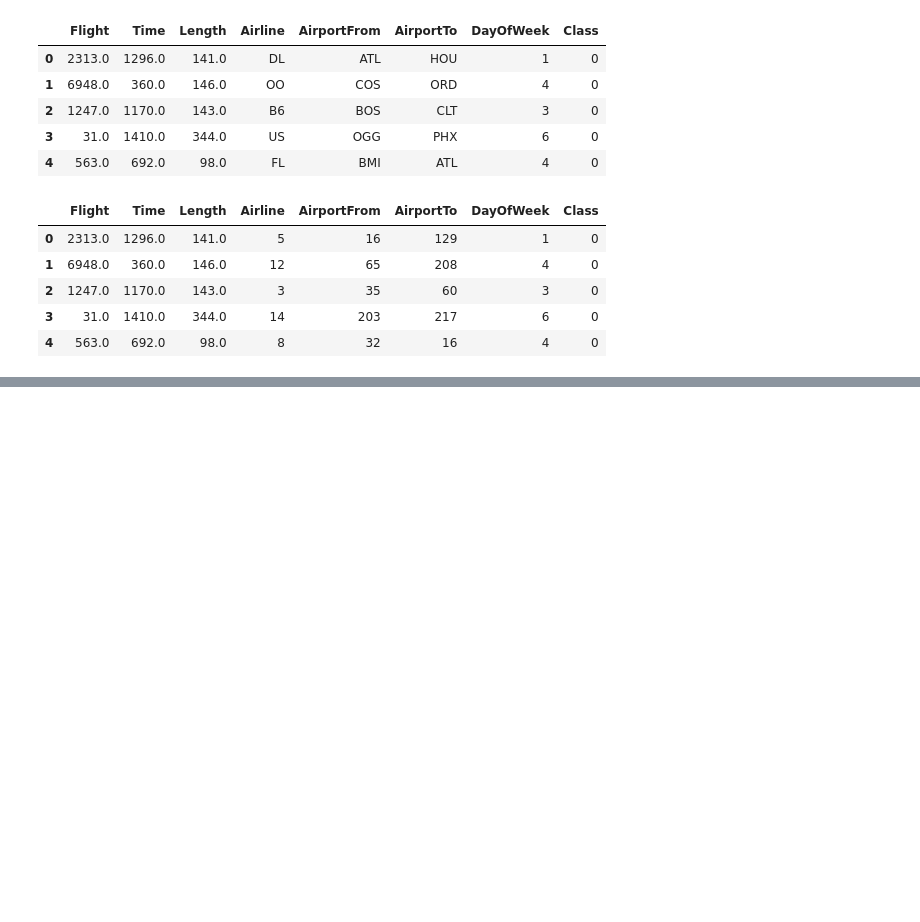
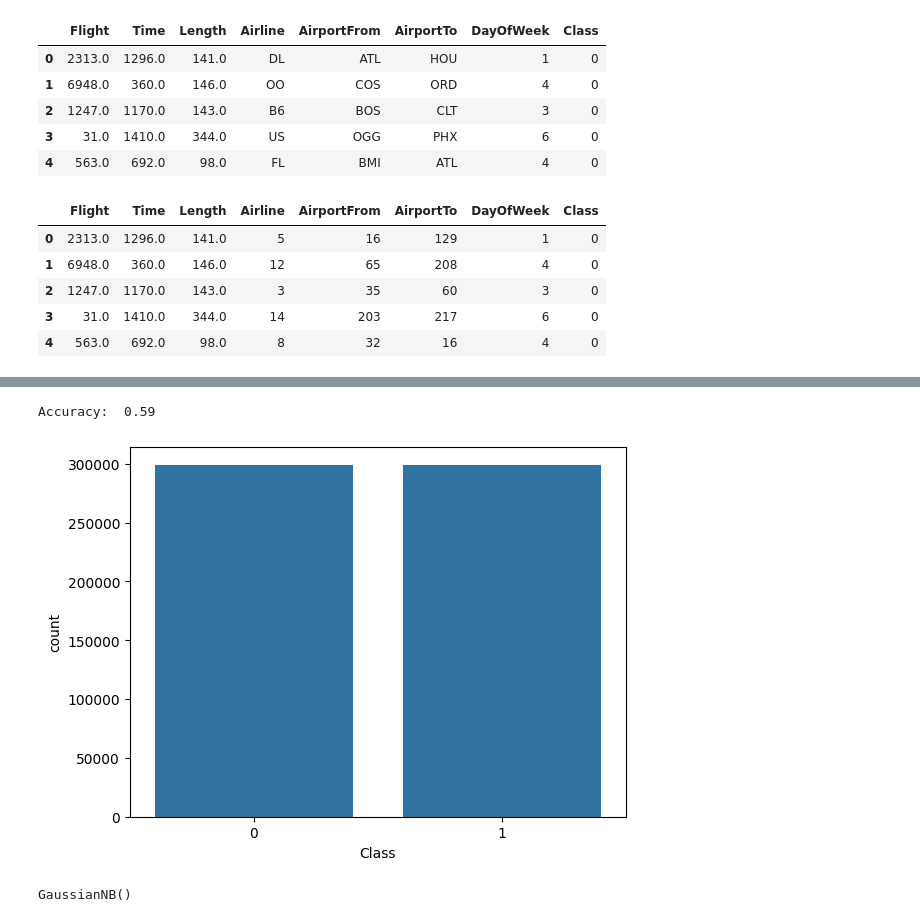
Before and after one commit to edupmon/fiap, a Jupyter notebook: pos-tech/data-analytics/fase-2/01-machine-learning-com-python/aula-5/limitacoes-e-os-modelos-de-classificacao.ipynb, the cells around one changed output, grey strips where cells are left out. Drawn from its saved outputs; the diff is of its cells as text; code cells hidden in the pictures; blank space fills up the shorter version.

Commit message:
Fase 2 - Limitações e os Modelos de Classificação - Aula 5 - Vídeo 2

```diff
--- a/pos-tech/data-analytics/fase-2/01-machine-learning-com-python/aula-5/limitacoes-e-os-modelos-de-classificacao.ipynb
+++ b/pos-tech/data-analytics/fase-2/01-machine-learning-com-python/aula-5/limitacoes-e-os-modelos-de-classificacao.ipynb
@@ -142,0 +166,4 @@ display(df_model.head())
+# %%
+print('Accuracy: ', round(accuracy_score(y_test, y_pred), 2))
+# %% [output]
+Accuracy:  0.59
@@ -142,0 +172,13 @@ display(df_model.head())
+# %%
+df_major = df_model[df['Class'] == 0]
+df_minor = df_model[df['Class'] == 1]
+# %%
+df_minor_up = resample(df_minor, replace=True, n_samples=len(df_major)
+                       ,random_state=7)
+# %%
+df_balanced = pd.concat([df_major, df_minor_up])
+# %%
+sns.countplot(x='Class', data=df_balanced)
+plt.show()
+# %% [output]
+[figure, added]
@@ -142,0 +195,4 @@ display(df_model.head())
+# %%
+gnb.fit(X_train, y_train['Class'])
+# %% [output]
+GaussianNB()
```
Also changed, not shown: parts of 23 cells of this notebook.
